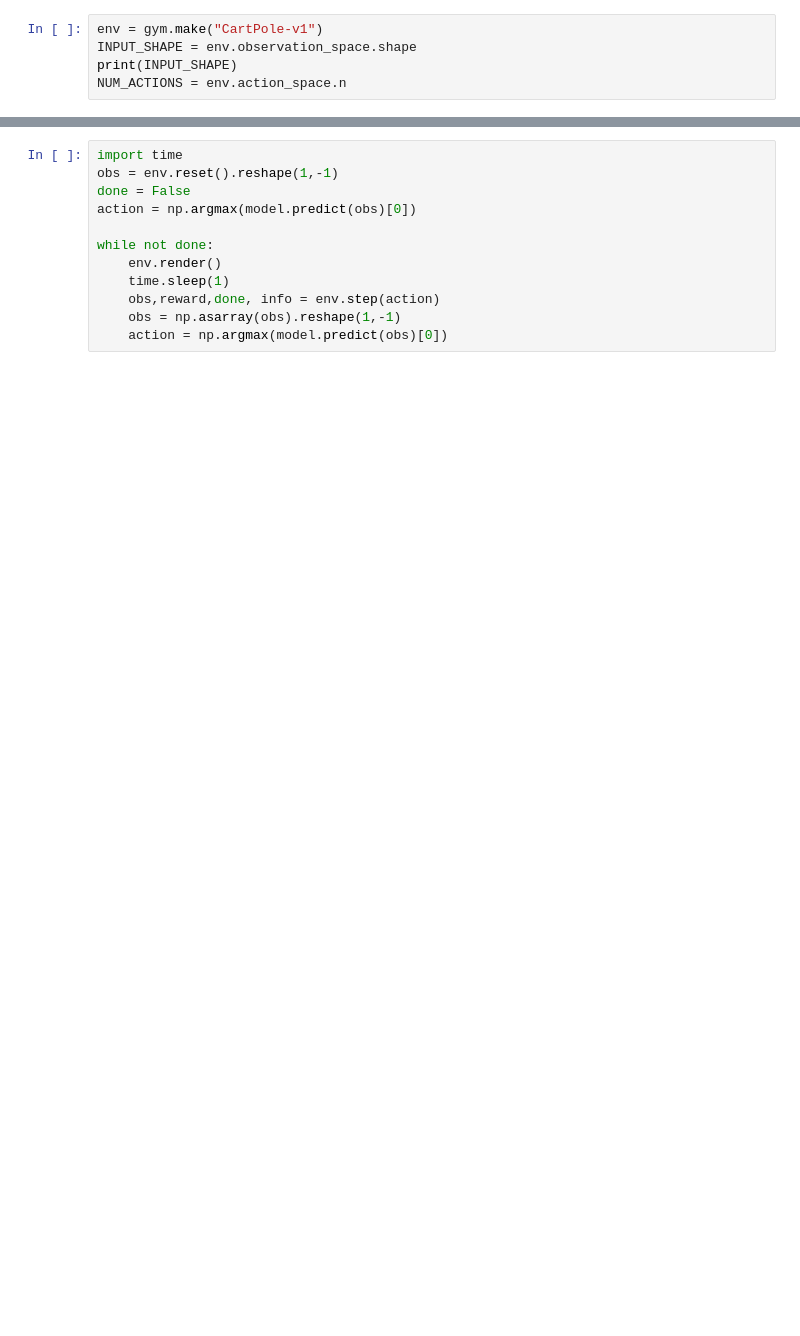
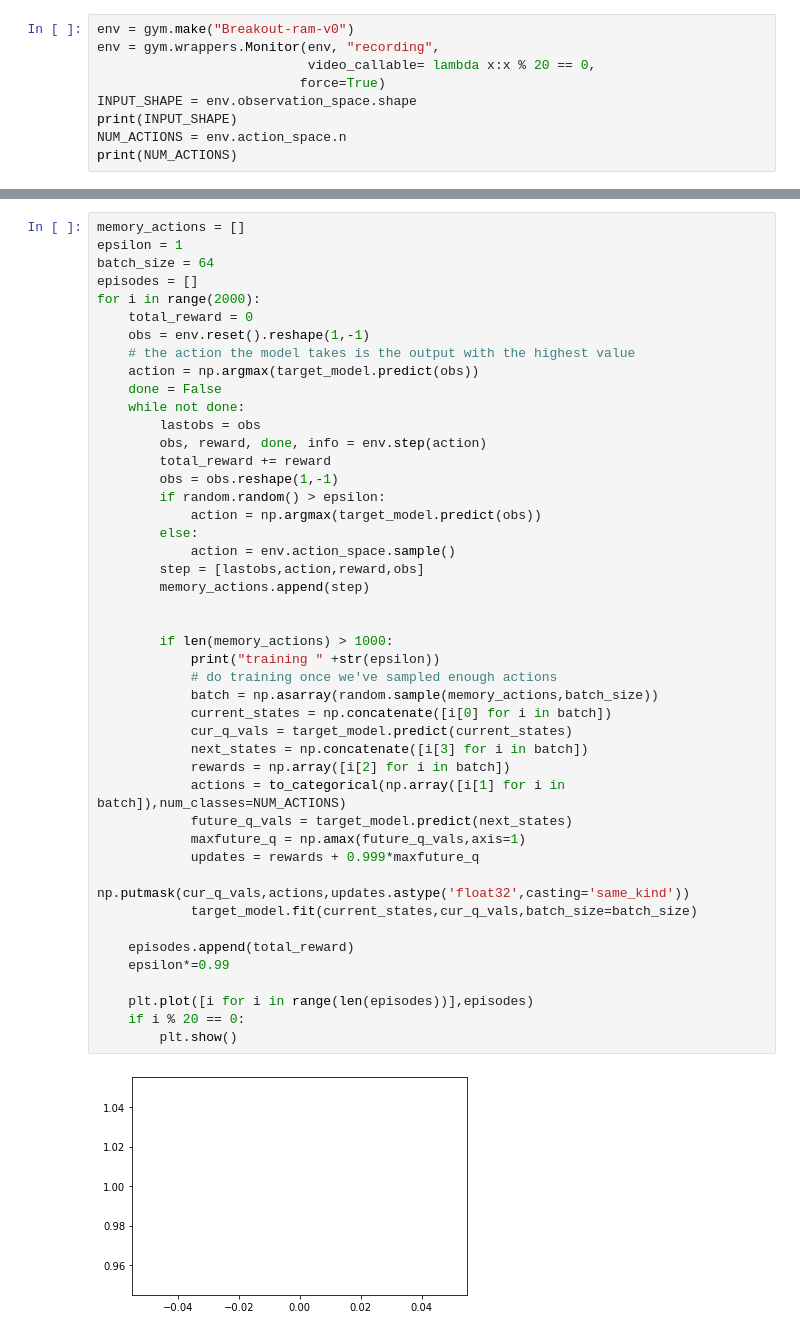
Before and after one commit to alicelambda/ml, a Jupyter notebook: DeepQ learning.ipynb, the cells around one changed output, grey strips where cells are left out. Saved outputs shown, nothing was run; the diff lists cells and outputs as text; blank space fills up the shorter version.

```diff
--- a/DeepQ learning.ipynb
+++ b/DeepQ learning.ipynb
@@ -27,6 +17,10 @@ def playGame(env):
 # %%
-env = gym.make("CartPole-v1")
+env = gym.make("Breakout-ram-v0")
+env = gym.wrappers.Monitor(env, "recording",
+                           video_callable= lambda x:x % 20 == 0,
+                          force=True)
 INPUT_SHAPE = env.observation_space.shape
 print(INPUT_SHAPE)
 NUM_ACTIONS = env.action_space.n
+print(NUM_ACTIONS)
 # %% [output]
@@ -62,12 +50,47 @@ ValueError: in user code:
-# %%
-import time
-obs = env.reset().reshape(1,-1)
-done = False
-action = np.argmax(model.predict(obs)[0])
-
-while not done:
-    env.render()
-    time.sleep(1)
-    obs,reward,done, info = env.step(action)
-    obs = np.asarray(obs).reshape(1,-1)
-    action = np.argmax(model.predict(obs)[0])
+# %%
+memory_actions = []
+epsilon = 1
+batch_size = 64
+episodes = []
+for i in range(2000):
+    total_reward = 0
+    obs = env.reset().reshape(1,-1)
+    # the action the model takes is the output with the highest value
+    action = np.argmax(target_model.predict(obs))
+    done = False
+    while not done:
+        lastobs = obs
+        obs, reward, done, info = env.step(action)
+        total_reward += reward
+        obs = obs.reshape(1,-1)
+        if random.random() > epsilon:
+            action = np.argmax(target_model.predict(obs))
+        else:
+            action = env.action_space.sample()
+        step = [lastobs,action,reward,obs]
+        memory_actions.append(step)
+
+
+        if len(memory_actions) > 1000:
+            print("training " +str(epsilon))
+            # do training once we've sampled enough actions
+            batch = np.asarray(random.sample(memory_actions,batch_size))
+            current_states = np.concatenate([i[0] for i in batch])
+            cur_q_vals = target_model.predict(current_states)
+            next_states = np.concatenate([i[3] for i in batch])
+            rewards = np.array([i[2] for i in batch])
+            actions = to_categorical(np.array([i[1] for i in batch]),num_classes=NUM_ACTIONS)
+            future_q_vals = target_model.predict(next_states)
+            maxfuture_q = np.amax(future_q_vals,axis=1)
+            updates = rewards + 0.999*maxfuture_q
+            np.putmask(cur_q_vals,actions,updates.astype('float32',casting='same_kind'))
+            target_model.fit(current_states,cur_q_vals,batch_size=batch_size)
+
+    episodes.append(total_reward)
+    epsilon*=0.99
+
+    plt.plot([i for i in range(len(episodes))],episodes)
+    if i % 20 == 0:
+        plt.show()
+# %% [output]
+[figure, added]
```
Also changed, not shown: parts of 16 cells of this notebook, 1 other file.
